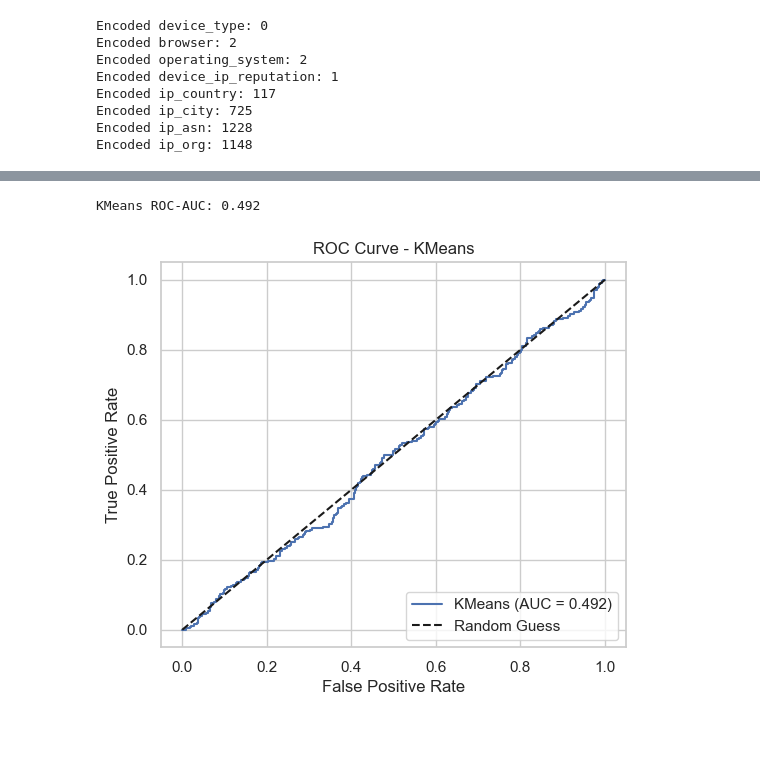
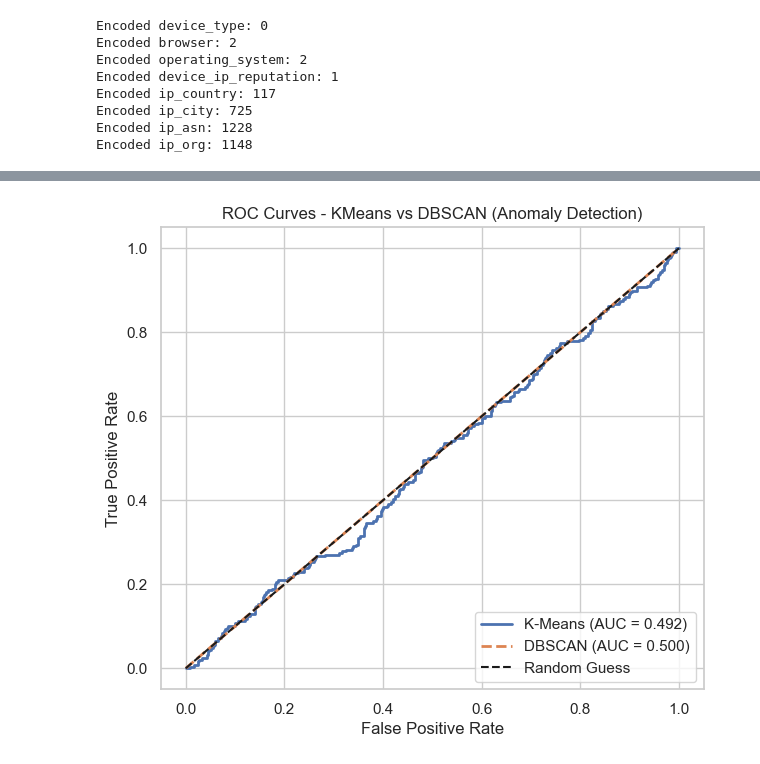
Before and after one commit to achintha-alahakoon/Fraud-Detection, a Jupyter notebook: backend/model2.ipynb, the cells around one changed output, grey strips where cells are left out. Saved outputs shown, nothing was run; the diff lists cells and outputs as text; code cells hidden in the pictures; blank space fills up the shorter version.

```diff
--- a/backend/model2.ipynb
+++ b/backend/model2.ipynb
@@ -479,4 +478,0 @@ with open('Ensemble_Model/Base_Models/kmeans_model.pkl', 'wb') as f:
-# %%
-# Load Model
-with open('Ensemble_Model/Base_Models/kmeans_model.pkl', 'rb') as f:
-    loaded_kmeans = pickle.load(f)
@@ -483,3 +485,7 @@ with open('Ensemble_Model/Base_Models/kmeans_model.pkl', 'rb') as f:
+# %%
+# Load k-means Model
+with open('Ensemble_Model/Base_Models/kmeans_model.pkl', 'rb') as f:
+    kmeans_loaded = pickle.load(f)
 # %% [markdown]
 Sample Inputs
 # %%
@@ -621,28 +587,43 @@ DBSCAN ROC–AUC: 0.500
-# %%
-from sklearn.metrics import roc_auc_score, roc_curve
-import matplotlib.pyplot as plt
-import numpy as np
-
-# --- Compute distance to nearest cluster center ---
-distances = loaded_kmeans.transform(X_test)
-min_distances = np.min(distances, axis=1)
-
-# --- Compute ROC-AUC (invert distances since smaller = more normal) ---
-kmeans_auc = roc_auc_score(y_test, -min_distances)
-print(f"KMeans ROC-AUC: {kmeans_auc:.3f}")
-
-# --- Plot ROC curve ---
-fpr, tpr, _ = roc_curve(y_test, -min_distances)
-
-plt.figure(figsize=(6,5))
-plt.plot(fpr, tpr, label=f"KMeans (AUC = {kmeans_auc:.3f})")
-plt.plot([0, 1], [0, 1], 'k--', label="Random Guess")
-plt.xlabel("False Positive Rate")
-plt.ylabel("True Positive Rate")
-plt.title("ROC Curve - KMeans")
-plt.legend(loc="lower right")
-plt.grid(True)
-plt.show()
-# %% [output]
-KMeans ROC-AUC: 0.492
-[figure, removed]
+# %%
+from sklearn.metrics import roc_auc_score, roc_curve
+from sklearn.cluster import DBSCAN
+from sklearn.preprocessing import StandardScaler
+import matplotlib.pyplot as plt
+import numpy as np
+
+# --- K-Means (already trained) ---
+distances = kmeans.transform(X_test)
+min_distances = np.min(distances, axis=1)
+
+# Compute ROC–AUC (invert distances since smaller = more normal)
+kmeans_auc = roc_auc_score(y_test, -min_distances)
+fpr_km, tpr_km, _ = roc_curve(y_test, -min_distances)
+
+# --- DBSCAN ---
+scaler = StandardScaler()
+X_scaled = scaler.fit_transform(X_test)
+
+dbscan = DBSCAN(eps=2, min_samples=5)
+labels = dbscan.fit_predict(X_scaled)
+
+# Convert -1 (outlier) to fraud=1, others=0
+anomaly_scores = np.where(labels == -1, 1, 0)
+
+# Compute ROC–AUC and curve
+dbscan_auc = roc_auc_score(y_test, anomaly_scores)
+fpr_db, tpr_db, _ = roc_curve(y_test, anomaly_scores)
+
+# --- Plot both curves ---
+plt.figure(figsize=(7, 6))
+plt.plot(fpr_km, tpr_km, label=f"K-Means (AUC = {kmeans_auc:.3f})", linewidth=2)
+plt.plot(fpr_db, tpr_db, label=f"DBSCAN (AUC = {dbscan_auc:.3f})", linewidth=2, linestyle="--")
+plt.plot([0, 1], [0, 1], 'k--', label="Random Guess")
+
+plt.xlabel("False Positive Rate")
+plt.ylabel("True Positive Rate")
+plt.title("ROC Curves - KMeans vs DBSCAN (Anomaly Detection)")
+plt.legend(loc="lower right")
+plt.grid(True)
+plt.show()
+# %% [output]
+[figure, added]
```
Also changed, not shown: parts of 11 cells of this notebook, 9 other files.
